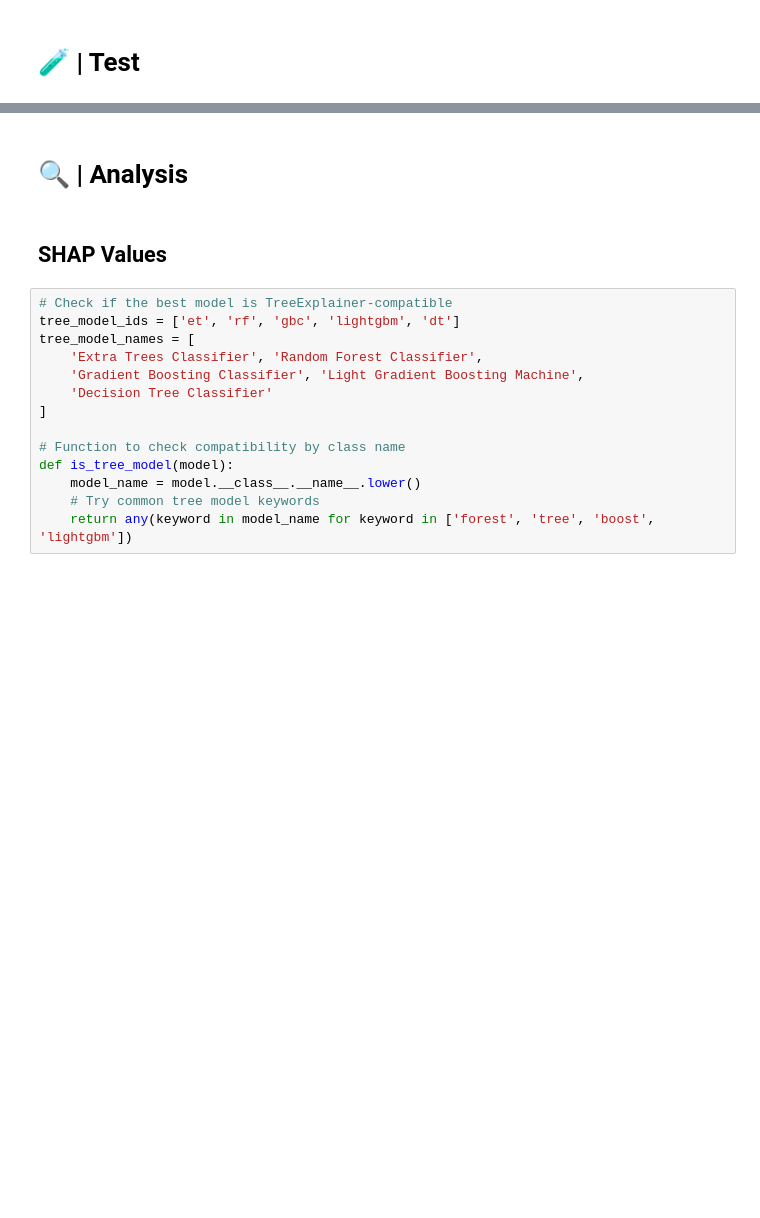
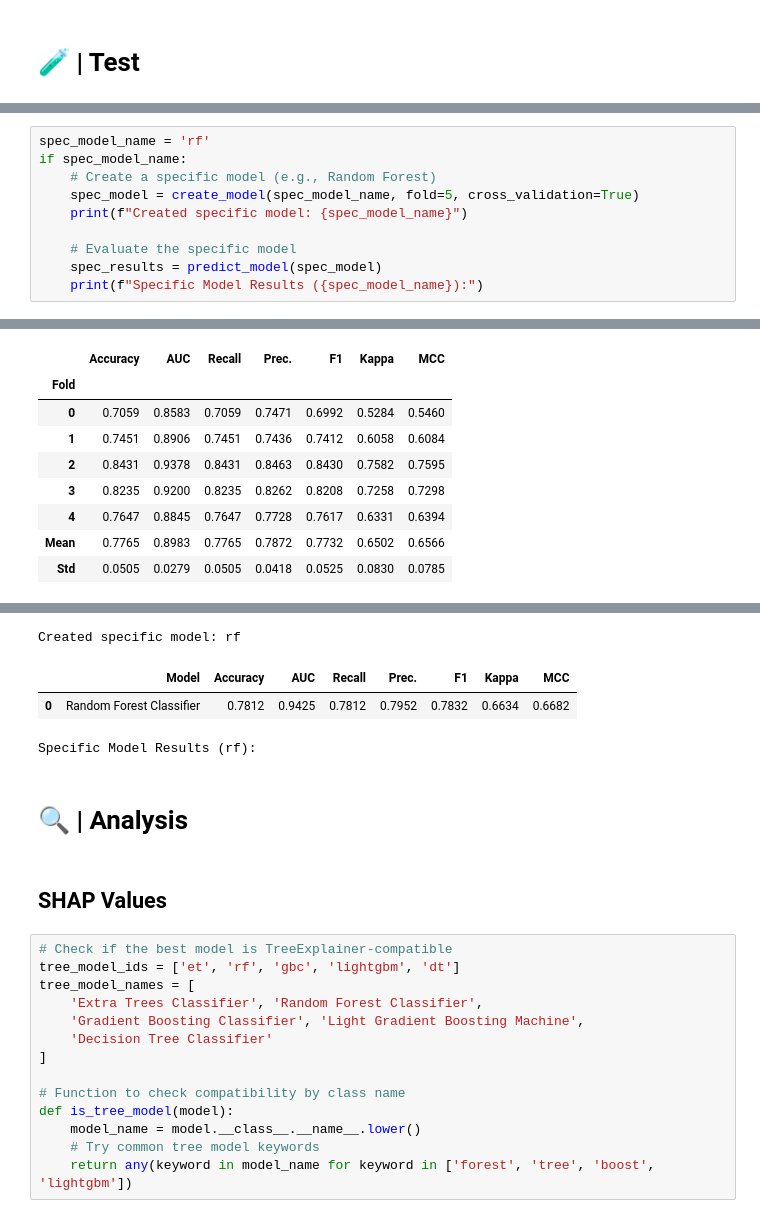
Before and after one commit to cyshin971/Panic-Project-DHLAB, a Jupyter notebook: cys/severity_multiclass_pycaret.ipynb, the cells around one changed output, grey strips where cells are left out. Cells and saved outputs as stored; diff of their text form; blank space fills up the shorter version.

```diff
--- a/cys/severity_multiclass_pycaret.ipynb
+++ b/cys/severity_multiclass_pycaret.ipynb
@@ -277,0 +461,11 @@ print(f"Hold-out Set Results (20% test split) for {OUTPUT.num_classes} classes (
+# %%
+spec_model_name = 'rf'
+if spec_model_name:
+    # Create a specific model (e.g., Random Forest)
+	spec_model = create_model(spec_model_name, fold=5, cross_validation=True)
+	print(f"Created specific model: {spec_model_name}")
+
+	# Evaluate the specific model
+	spec_results = predict_model(spec_model)
+	print(f"Specific Model Results ({spec_model_name}):")
+# %% [output]
@@ -277,0 +473,9 @@ print(f"Hold-out Set Results (20% test split) for {OUTPUT.num_classes} classes (
+|  | Accuracy | AUC | Recall | Prec. | F1 | Kappa | MCC |
+| Fold |  |  |  |  |  |  |  |
+| 0 | 0.7059 | 0.8583 | 0.7059 | 0.7471 | 0.6992 | 0.5284 | 0.5460 |
+| 1 | 0.7451 | 0.8906 | 0.7451 | 0.7436 | 0.7412 | 0.6058 | 0.6084 |
+| 2 | 0.8431 | 0.9378 | 0.8431 | 0.8463 | 0.8430 | 0.7582 | 0.7595 |
+| 3 | 0.8235 | 0.9200 | 0.8235 | 0.8262 | 0.8208 | 0.7258 | 0.7298 |
+| 4 | 0.7647 | 0.8845 | 0.7647 | 0.7728 | 0.7617 | 0.6331 | 0.6394 |
+| Mean | 0.7765 | 0.8983 | 0.7765 | 0.7872 | 0.7732 | 0.6502 | 0.6566 |
+| Std | 0.0505 | 0.0279 | 0.0505 | 0.0418 | 0.0525 | 0.0830 | 0.0785 |
@@ -278,3 +483,7 @@ print(f"Hold-out Set Results (20% test split) for {OUTPUT.num_classes} classes (
+Created specific model: rf
+|  | Model | Accuracy | AUC | Recall | Prec. | F1 | Kappa | MCC |
+| 0 | Random Forest Classifier | 0.7812 | 0.9425 | 0.7812 | 0.7952 | 0.7832 | 0.6634 | 0.6682 |
+Specific Model Results (rf):
 # %% [markdown]
 # 🔍 | Analysis
 # %% [markdown]
```
Also changed, not shown: parts of 25 cells of this notebook, 2 other files.
